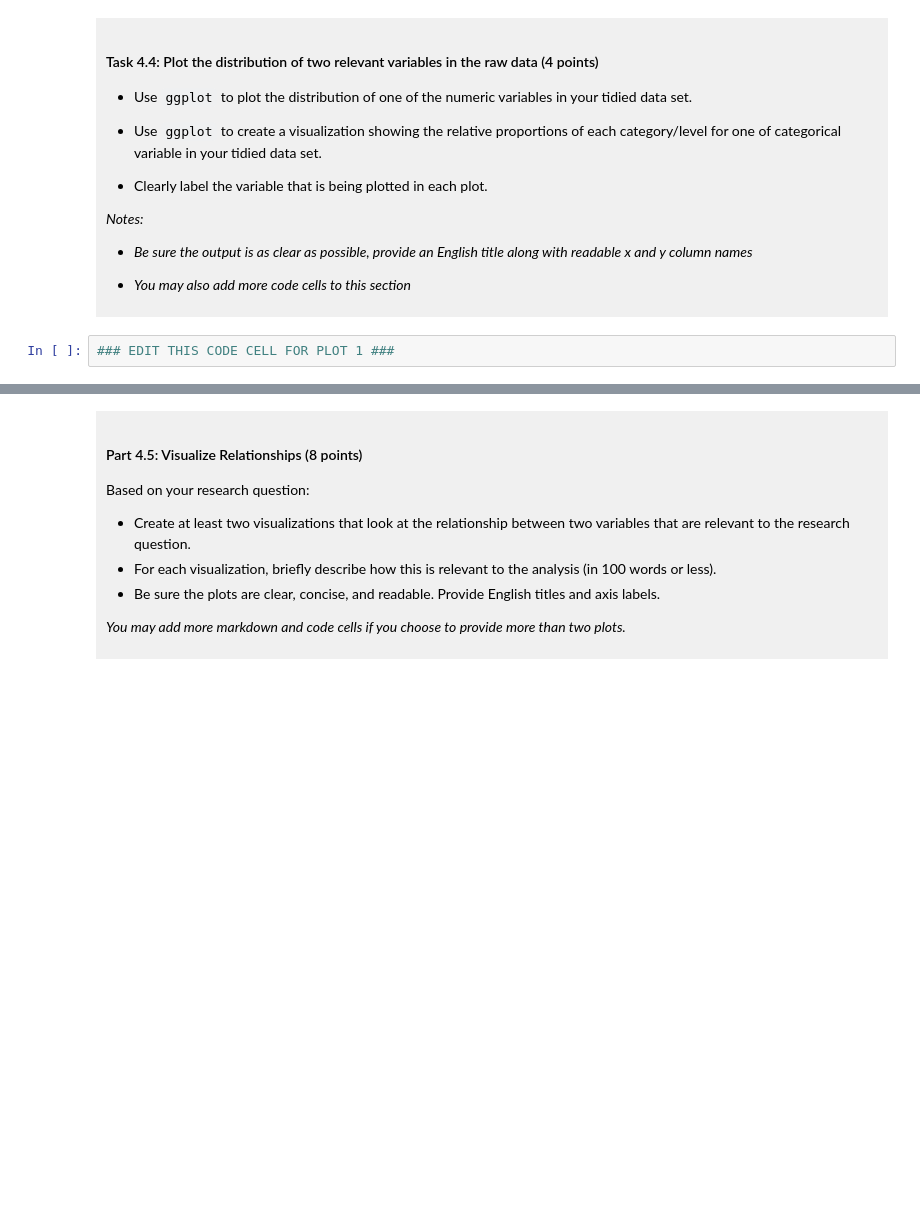
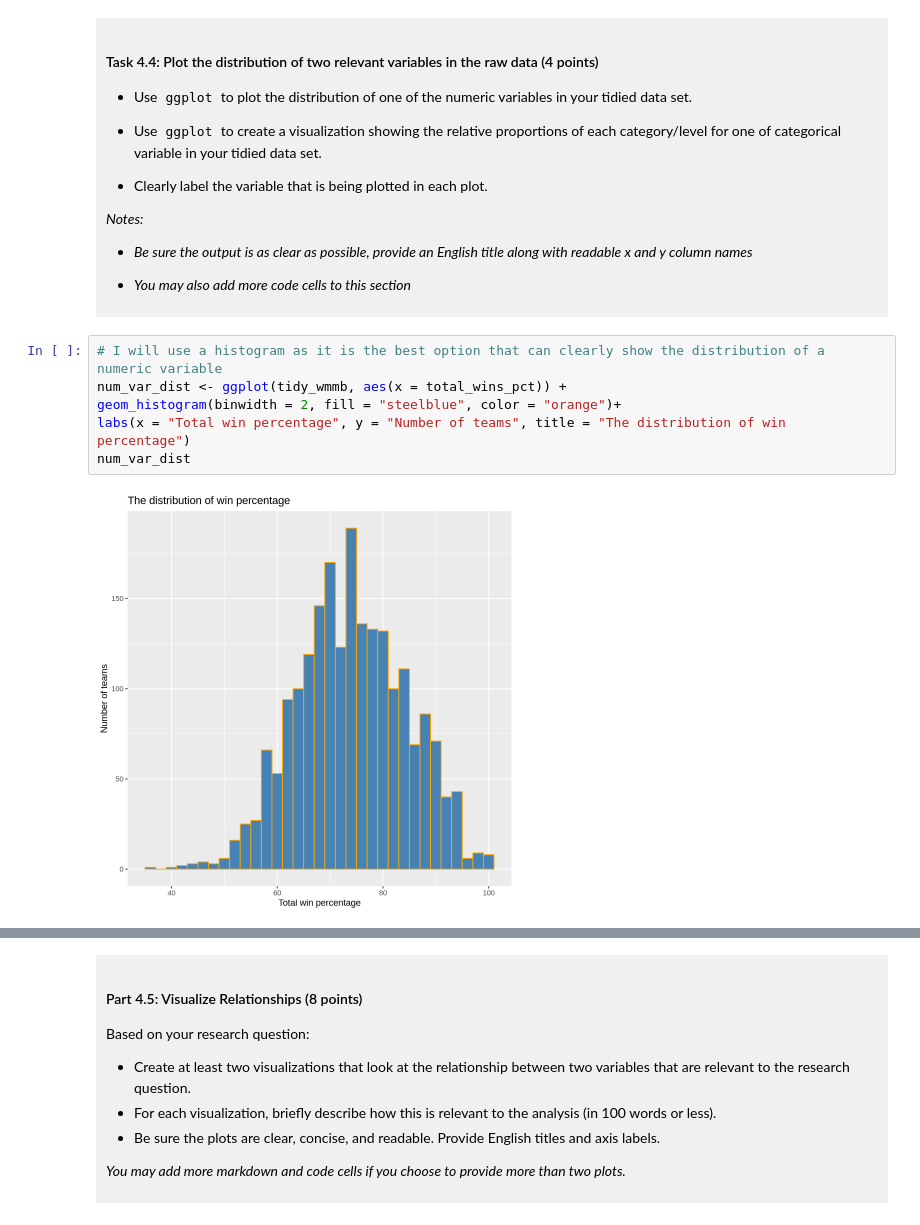
Before and after one commit to baratisadra/Tournament-finish-prediction, a Jupyter notebook: dsci-100-project-notebook.ipynb, the cells around one changed output, grey strips where cells are left out. Cells and saved outputs as stored; diff of their text form; blank space fills up the shorter version.

```diff
--- a/dsci-100-project-notebook.ipynb
+++ b/dsci-100-project-notebook.ipynb
@@ -301,5 +336,11 @@ In this section, you will explore the data and summarize some relationships. </d
 
 </div>
 # %%
-### EDIT THIS CODE CELL FOR PLOT 1 ###
+# I will use a histogram as it is the best option that can clearly show the distribution of a numeric variable
+num_var_dist <- ggplot(tidy_wmmb, aes(x = total_wins_pct)) +
+geom_histogram(binwidth = 2, fill = "steelblue", color = "orange")+
+labs(x = "Total win percentage", y = "Number of teams", title = "The distribution of win percentage")
+num_var_dist
+# %% [output]
+[figure, added]
 # %%
```
Also changed, not shown: parts of 9 cells of this notebook.
